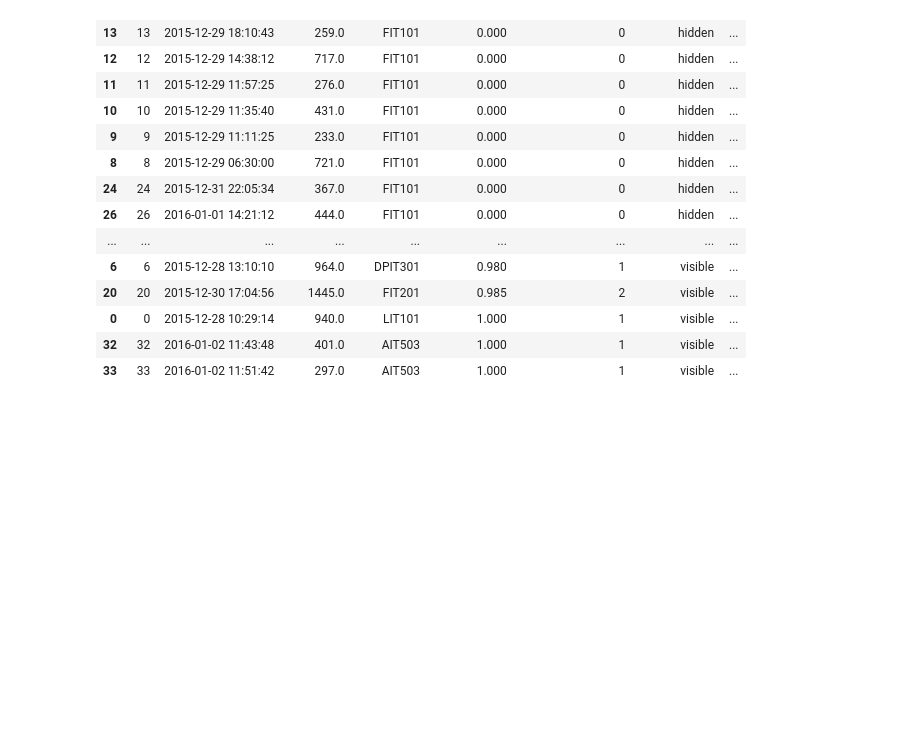
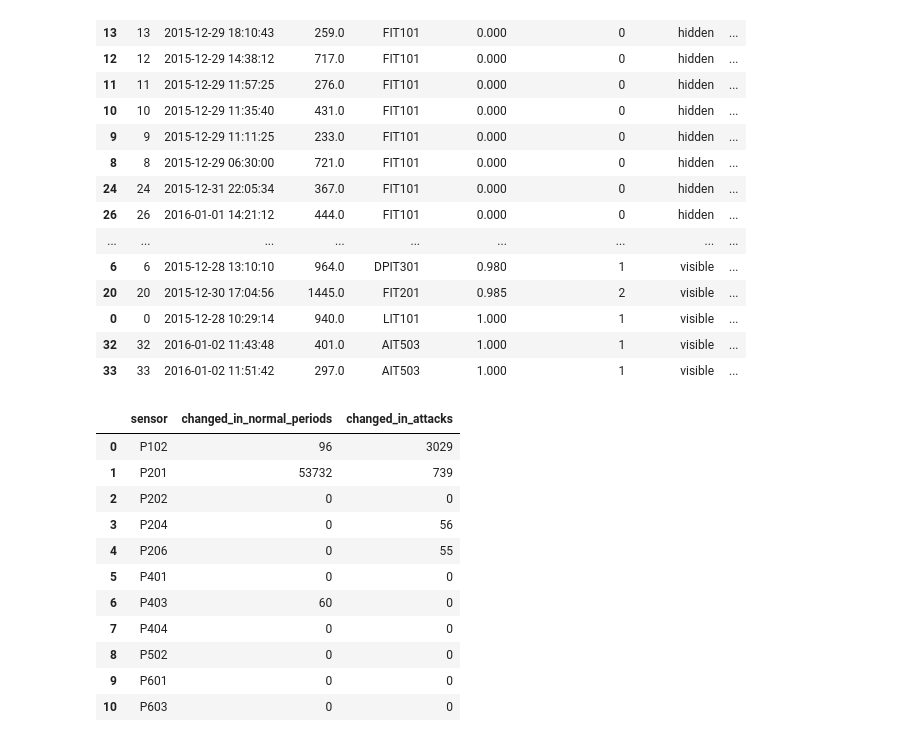
Before and after one commit to sidraalyousef/federated-attack-detection-ICS, a Jupyter notebook: notebooks/01_swat_eda.ipynb, the cells around one changed output. Cells and saved outputs as stored; diff of their text form; code cells hidden in the pictures; blank space fills up the shorter version.

```diff
--- a/notebooks/01_swat_eda.ipynb
+++ b/notebooks/01_swat_eda.ipynb
@@ -280,3 +312,27 @@ All               18    17   35
 | 0 | 0 | 2015-12-28 10:29:14 | 940.0 | LIT101 | 1.000 | 1 | visible | ... |
 | 32 | 32 | 2016-01-02 11:43:48 | 401.0 | AIT503 | 1.000 | 1 | visible | ... |
 | 33 | 33 | 2016-01-02 11:51:42 | 297.0 | AIT503 | 1.000 | 1 | visible | ... |
+# %%
+const_normal = [c for c in feature_cols if normal[c].nunique() == 1]
+rows = []
+for c in const_normal:
+    changed = attack[c] != normal[c].iloc[0]
+    rows.append({
+        "sensor": c,
+        "changed_in_normal_periods": int(changed[attack["label"] == 0].sum()),
+        "changed_in_attacks": int(changed[attack["label"] == 1].sum()),
+    })
+pd.DataFrame(rows)
+# %% [output]
+|  | sensor | changed_in_normal_periods | changed_in_attacks |
+| 0 | P102 | 96 | 3029 |
+| 1 | P201 | 53732 | 739 |
+| 2 | P202 | 0 | 0 |
+| 3 | P204 | 0 | 56 |
+| 4 | P206 | 0 | 55 |
+| 5 | P401 | 0 | 0 |
+| 6 | P403 | 60 | 0 |
+| 7 | P404 | 0 | 0 |
+| 8 | P502 | 0 | 0 |
+| 9 | P601 | 0 | 0 |
+| 10 | P603 | 0 | 0 |
```
Also changed, not shown: parts of 4 cells of this notebook, 9 other files.
